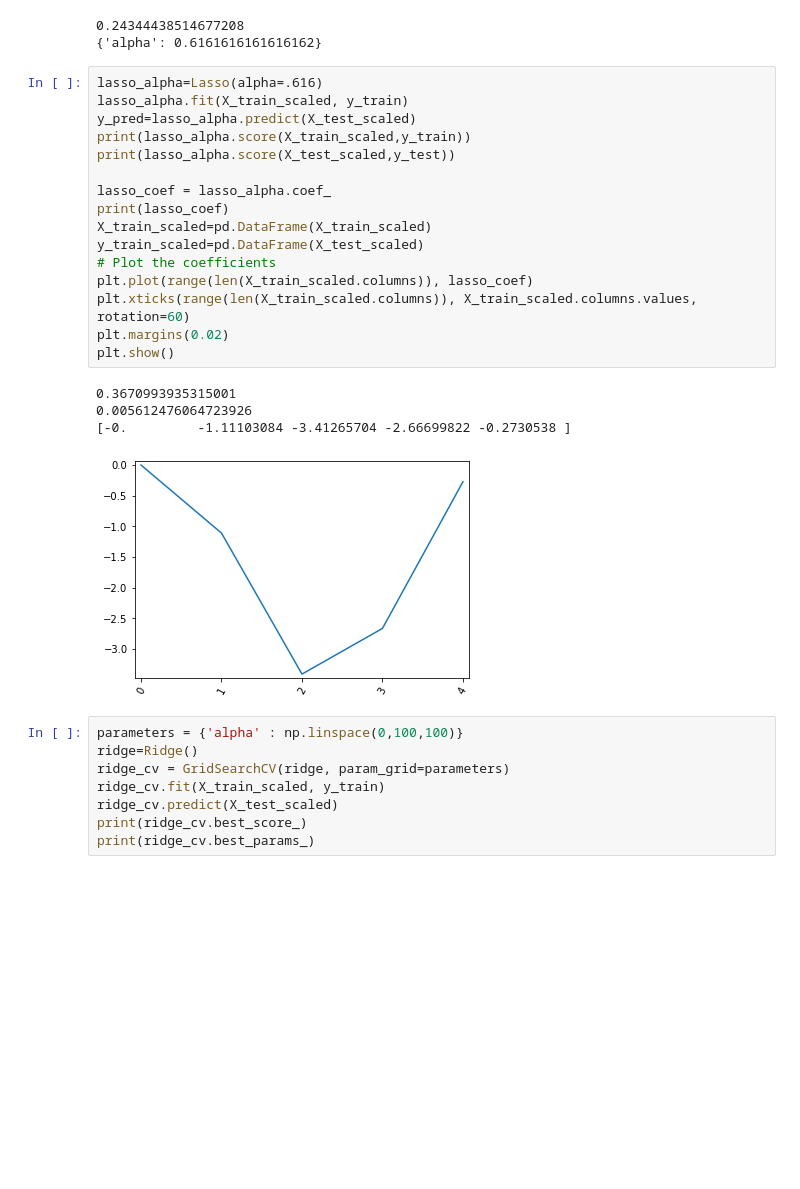
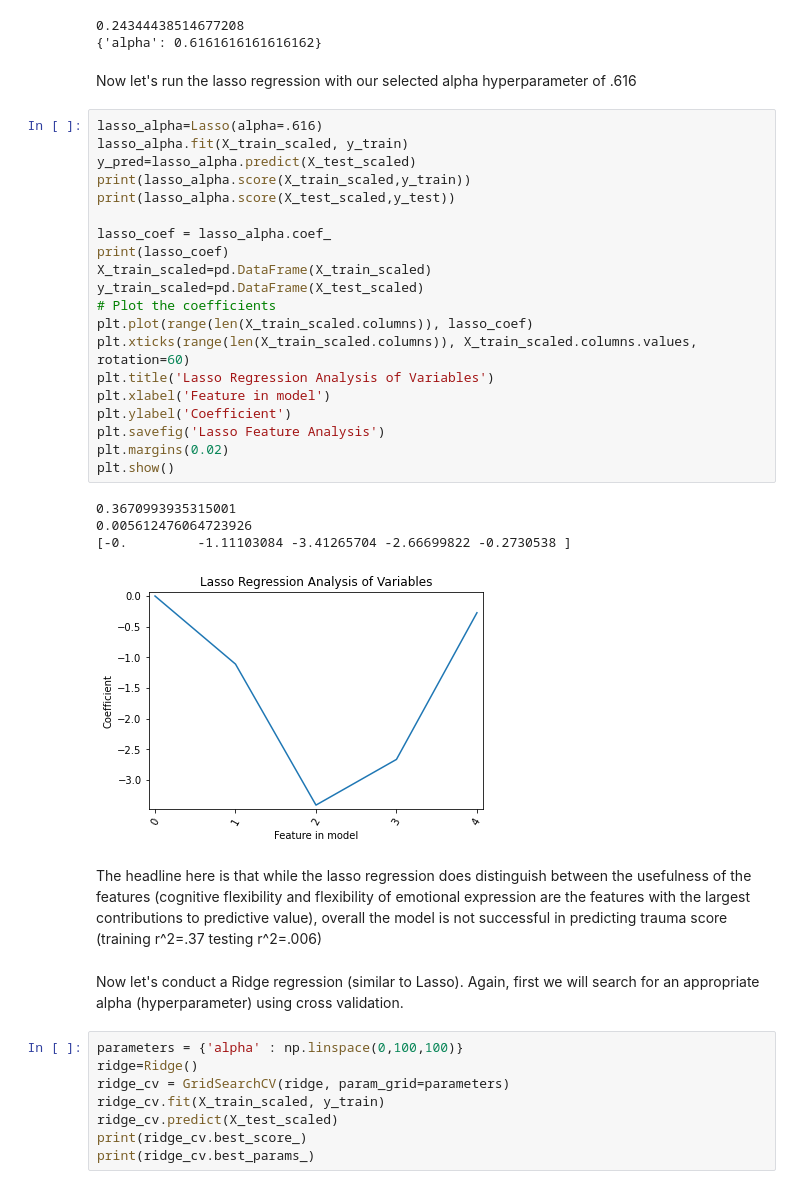
Before and after one commit to ptrim22/Bootcamp, a Jupyter notebook: Trauma_Capstone.ipynb, the cells around one changed output. Drawn from its saved outputs; the diff is of its cells as text; blank space fills up the shorter version.

```diff
--- a/Trauma_Capstone.ipynb
+++ b/Trauma_Capstone.ipynb
@@ -520,27 +558,37 @@ print(lasso_cv.best_params_)
 # %% [output]
 0.24344438514677208
 {'alpha': 0.6161616161616162}
+# %% [markdown]
+Now let's run the lasso regression with our selected alpha hyperparameter of .616
 # %%
 lasso_alpha=Lasso(alpha=.616)
 lasso_alpha.fit(X_train_scaled, y_train)
 y_pred=lasso_alpha.predict(X_test_scaled)
 print(lasso_alpha.score(X_train_scaled,y_train))
 print(lasso_alpha.score(X_test_scaled,y_test))
 
 lasso_coef = lasso_alpha.coef_
 print(lasso_coef)
 X_train_scaled=pd.DataFrame(X_train_scaled)
 y_train_scaled=pd.DataFrame(X_test_scaled)
 # Plot the coefficients
 plt.plot(range(len(X_train_scaled.columns)), lasso_coef)
 plt.xticks(range(len(X_train_scaled.columns)), X_train_scaled.columns.values, rotation=60)
+plt.title('Lasso Regression Analysis of Variables')
+plt.xlabel('Feature in model')
+plt.ylabel('Coefficient')
+plt.savefig('Lasso Feature Analysis')
 plt.margins(0.02)
 plt.show()
 # %% [output]
 0.3670993935315001
 0.005612476064723926
 [-0.         -1.11103084 -3.41265704 -2.66699822 -0.2730538 ]
-[figure, old version]
+[figure, new version]
+# %% [markdown]
+The headline here is that while the lasso regression does distinguish between the usefulness of the features (cognitive flexibility and flexibility of emotional expression are the features with the largest contributions to predictive value), overall the model is not successful in predicting trauma score (training r^2=.37 testing r^2=.006)
+# %% [markdown]
+Now let's conduct a Ridge regression (similar to Lasso). Again, first we will search for an appropriate alpha (hyperparameter) using cross validation.
 # %%
 parameters = {'alpha' : np.linspace(0,100,100)}
 ridge=Ridge()
```
Also changed, not shown: parts of 33 cells of this notebook.
